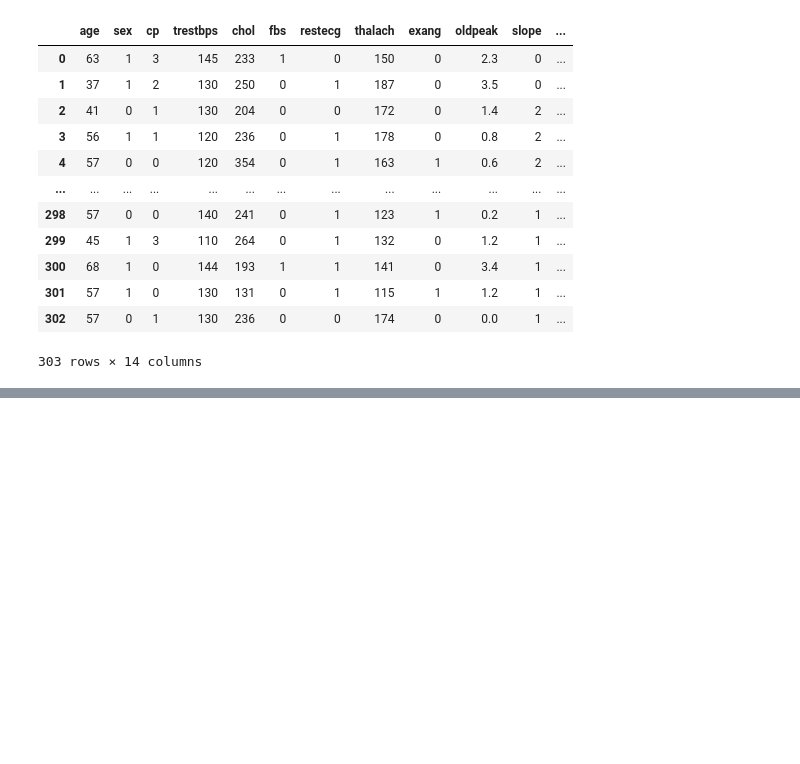
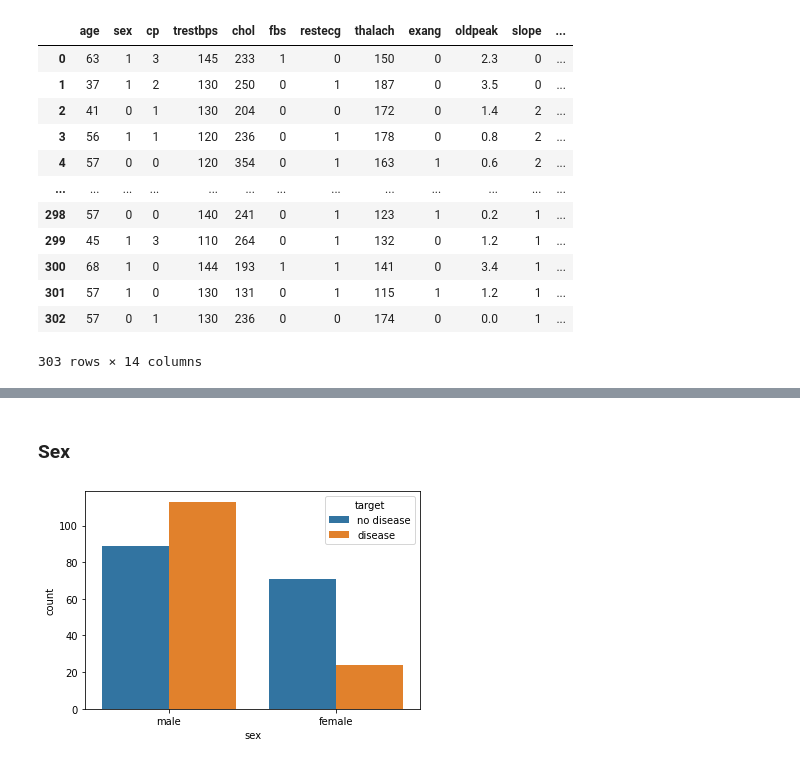
Before and after one commit to LisamShoe/Heart-Disease-Kaggle-Project, a Jupyter notebook: Heart_Disease_EDA.ipynb, the cells around one changed output, grey strips where cells are left out. Saved outputs shown, nothing was run; the diff lists cells and outputs as text; code cells hidden in the pictures; blank space fills up the shorter version.

```diff
--- a/Heart_Disease_EDA.ipynb
+++ b/Heart_Disease_EDA.ipynb
@@ -65,0 +270,8 @@ data #49 and 282 have thal = 0, also incorrect. They are also NaNs in the origin
+# %% [markdown]
+### Sex
+# %%
+#Sex
+sns.countplot(x="sex", hue="target", data=df)
+plt.show()
+# %% [output]
+[figure, added]
```
Also changed, not shown: parts of 59 cells of this notebook.
